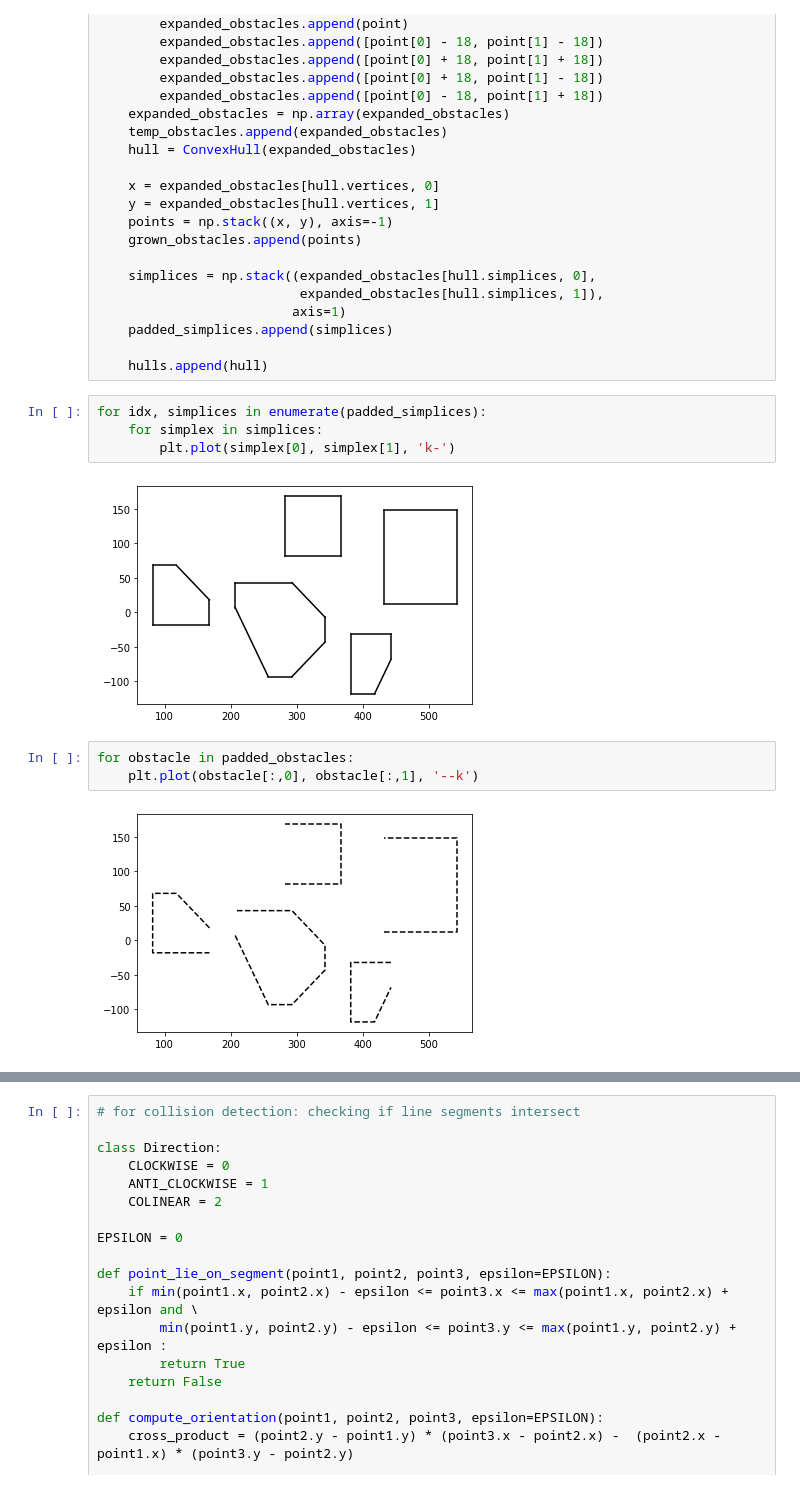
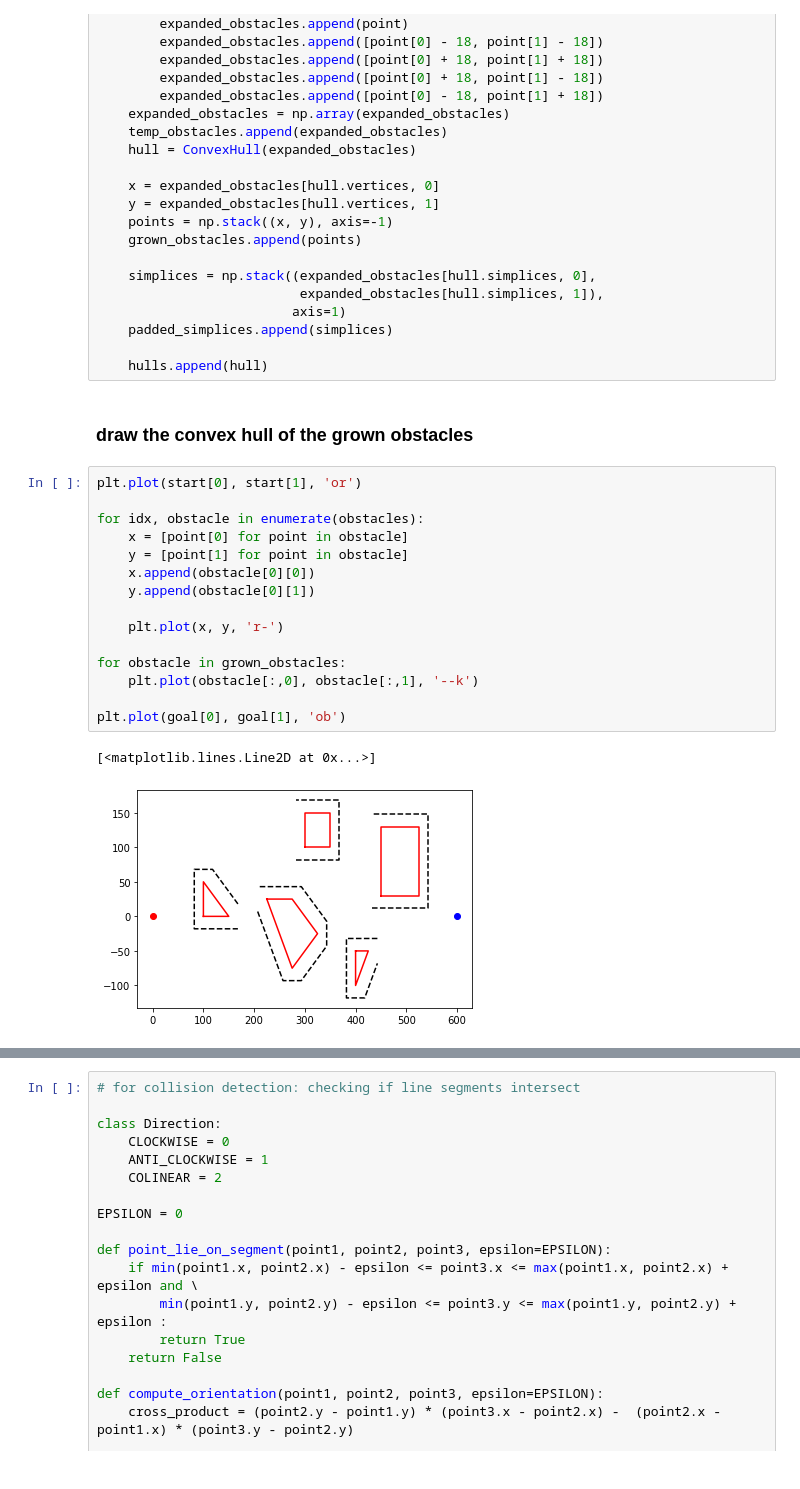
Before and after one commit to deka108/vgraph, a Jupyter notebook: notebooks/vgraph.ipynb, the cells around one changed output, grey strips where cells are left out. Cells and saved outputs as stored; diff of their text form.

```diff
--- a/notebooks/vgraph.ipynb
+++ b/notebooks/vgraph.ipynb
@@ -77,14 +130,23 @@ for obstacle in obstacles:
     padded_simplices.append(simplices)
 
     hulls.append(hull)
-# %%
-for idx, simplices in enumerate(padded_simplices):
-    for simplex in simplices:
-        plt.plot(simplex[0], simplex[1], 'k-')
-# %% [output]
-[figure, removed]
-# %%
-for obstacle in padded_obstacles:
-    plt.plot(obstacle[:,0], obstacle[:,1], '--k')
-# %% [output]
-[figure, removed]
+# %% [markdown]
+### draw the convex hull of the grown obstacles
+# %%
+plt.plot(start[0], start[1], 'or')
+
+for idx, obstacle in enumerate(obstacles):
+    x = [point[0] for point in obstacle]
+    y = [point[1] for point in obstacle]
+    x.append(obstacle[0][0])
+    y.append(obstacle[0][1])
+
+    plt.plot(x, y, 'r-')
+
+for obstacle in grown_obstacles:
+    plt.plot(obstacle[:,0], obstacle[:,1], '--k')
+
+plt.plot(goal[0], goal[1], 'ob')
+# %% [output]
+[<matplotlib.lines.Line2D at 0x...>]
+[figure, added]
```
Also changed, not shown: parts of 45 cells of this notebook.
